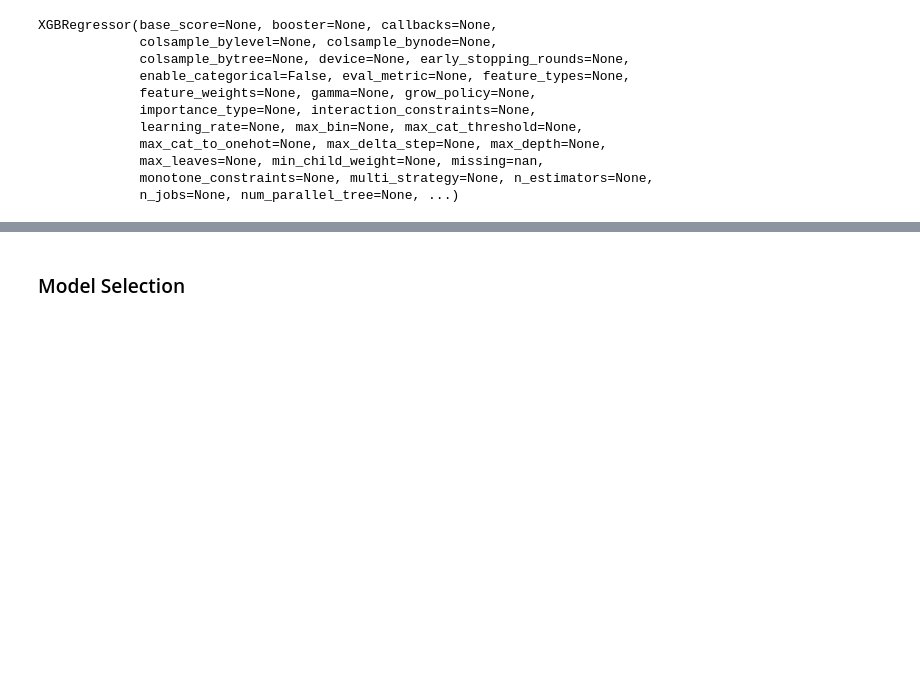
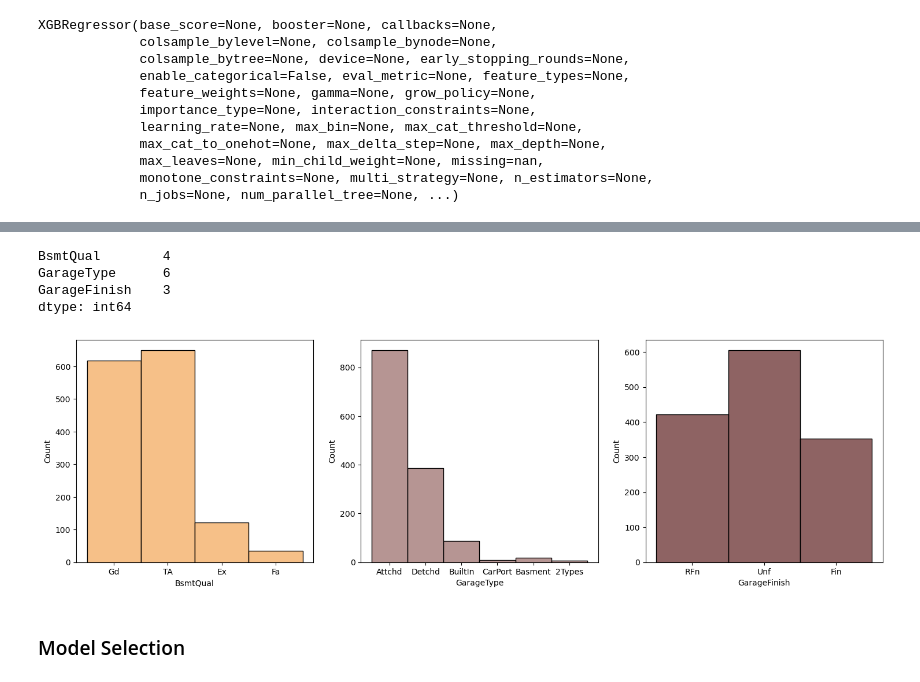
Before and after one commit to ethanhopkins101/DataScience-Projects, a Jupyter notebook: House_Prices/housing_price.ipynb, the cells around one changed output, grey strips where cells are left out. Drawn from its saved outputs; the diff is of its cells as text; code cells hidden in the pictures; blank space fills up the shorter version.

```diff
--- a/House_Prices/housing_price.ipynb
+++ b/House_Prices/housing_price.ipynb
@@ -226,0 +190,4 @@ final_features
+# %%
+df_hp= data.copy()
+df_hp= df_hp[final_features]
+df_hp.info()
@@ -226,0 +232,18 @@ final_features
+# %%
+#checking the obj count for the two nan cols
+nan_cols= df_hp.columns[df_hp.isna().any()]
+df_hp[nan_cols].nunique()
+# %% [output]
+BsmtQual        4
+GarageType      6
+GarageFinish    3
+dtype: int64
+# %%
+colors = ['#F3AB60', '#682F2F', '#9E726F']
+fig, ax= plt.subplots(1, 3, figsize= (18, 5))
+sns.histplot(data= df_hp, x= 'BsmtQual', ax= ax[0], color= colors[0])
+sns.histplot(data= df_hp, x= 'GarageType', ax= ax[1], color= colors[2])
+sns.histplot(data= df_hp, x= 'GarageFinish', ax= ax[2], color= colors[1])
+plt.show()
+# %% [output]
+[figure, added]
```
Also changed, not shown: parts of 22 cells of this notebook.
